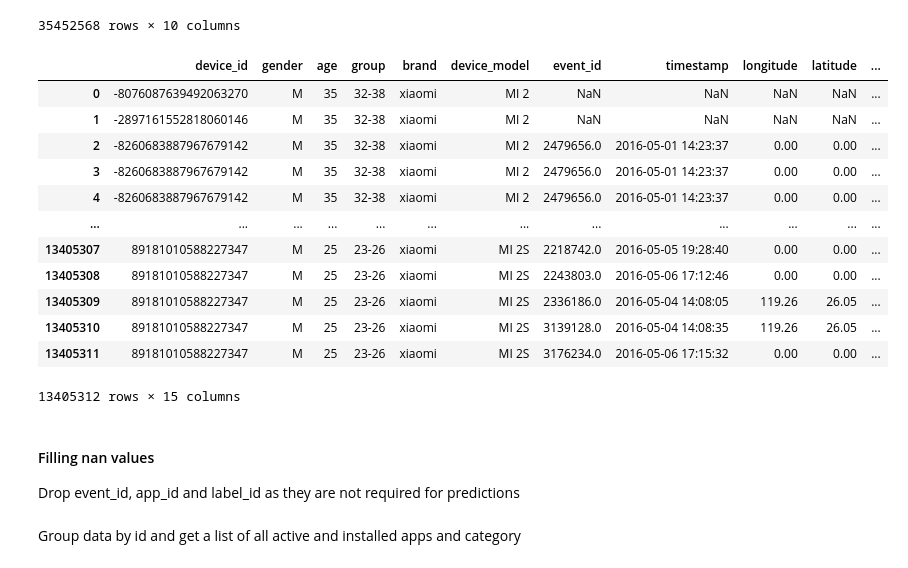
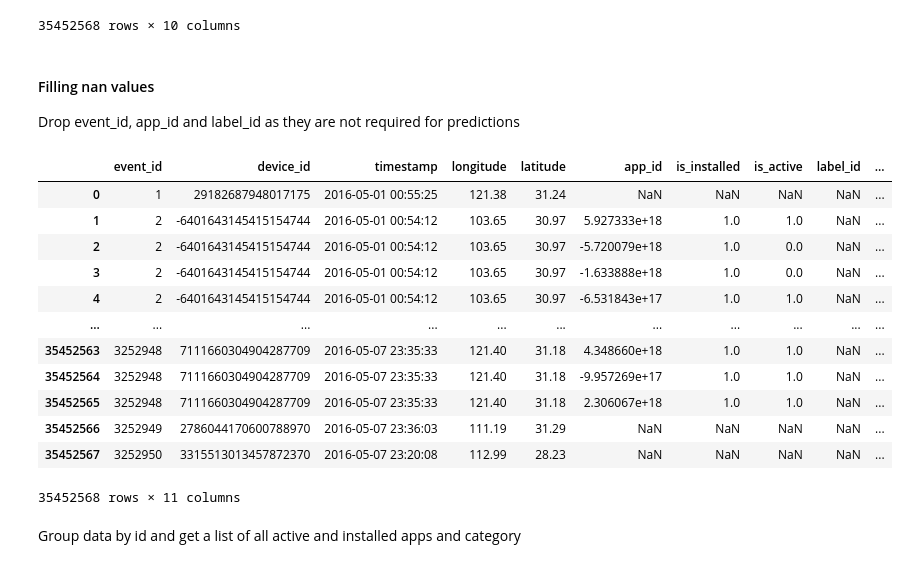
Before and after one commit to alexandrosanat/talking-data-user-demographics, a Jupyter notebook: talking_data_user_demographics.ipynb, the cells around one changed output. Saved outputs shown, nothing was run; the diff lists cells and outputs as text; code cells hidden in the pictures.

```diff
--- a/talking_data_user_demographics.ipynb
+++ b/talking_data_user_demographics.ipynb
@@ -185,20 +185,3 @@ events.sort_values(by="category")
 | 35452566 | 3252949 | 2786044170600788970 | 2016-05-07 23:36:03 | 111.19 | 31.29 | NaN | NaN | NaN | NaN | ... |
 | 35452567 | 3252950 | 3315513013457872370 | 2016-05-07 23:20:08 | 112.99 | 28.23 | NaN | NaN | NaN | NaN | ... |
 35452568 rows × 10 columns
-# %%
-combined_data = pd.merge(combined_data, events, on="device_id", how="left")
-combined_data
-# %% [output]
-|  | device_id | gender | age | group | brand | device_model | event_id | timestamp | longitude | latitude | ... |
-| 0 | -8076087639492063270 | M | 35 | 32-38 | xiaomi | MI 2 | NaN | NaN | NaN | NaN | ... |
-| 1 | -2897161552818060146 | M | 35 | 32-38 | xiaomi | MI 2 | NaN | NaN | NaN | NaN | ... |
-| 2 | -8260683887967679142 | M | 35 | 32-38 | xiaomi | MI 2 | 2479656.0 | 2016-05-01 14:23:37 | 0.00 | 0.00 | ... |
-| 3 | -8260683887967679142 | M | 35 | 32-38 | xiaomi | MI 2 | 2479656.0 | 2016-05-01 14:23:37 | 0.00 | 0.00 | ... |
-| 4 | -8260683887967679142 | M | 35 | 32-38 | xiaomi | MI 2 | 2479656.0 | 2016-05-01 14:23:37 | 0.00 | 0.00 | ... |
-| ... | ... | ... | ... | ... | ... | ... | ... | ... | ... | ... | ... |
-| 13405307 | 89181010588227347 | M | 25 | 23-26 | xiaomi | MI 2S | 2218742.0 | 2016-05-05 19:28:40 | 0.00 | 0.00 | ... |
-| 13405308 | 89181010588227347 | M | 25 | 23-26 | xiaomi | MI 2S | 2243803.0 | 2016-05-06 17:12:46 | 0.00 | 0.00 | ... |
-| 13405309 | 89181010588227347 | M | 25 | 23-26 | xiaomi | MI 2S | 2336186.0 | 2016-05-04 14:08:05 | 119.26 | 26.05 | ... |
-| 13405310 | 89181010588227347 | M | 25 | 23-26 | xiaomi | MI 2S | 3139128.0 | 2016-05-04 14:08:35 | 119.26 | 26.05 | ... |
-| 13405311 | 89181010588227347 | M | 25 | 23-26 | xiaomi | MI 2S | 3176234.0 | 2016-05-06 17:15:32 | 0.00 | 0.00 | ... |
-13405312 rows × 15 columns
@@ -225,2 +199,18 @@ combined_data["time"] = combined_data['timestamp'].dt.time
+# %%
+events
+# %% [output]
+|  | event_id | device_id | timestamp | longitude | latitude | app_id | is_installed | is_active | label_id | ... |
+| 0 | 1 | 29182687948017175 | 2016-05-01 00:55:25 | 121.38 | 31.24 | NaN | NaN | NaN | NaN | ... |
+| 1 | 2 | -6401643145415154744 | 2016-05-01 00:54:12 | 103.65 | 30.97 | 5.927333e+18 | 1.0 | 1.0 | NaN | ... |
+| 2 | 2 | -6401643145415154744 | 2016-05-01 00:54:12 | 103.65 | 30.97 | -5.720079e+18 | 1.0 | 0.0 | NaN | ... |
+| 3 | 2 | -6401643145415154744 | 2016-05-01 00:54:12 | 103.65 | 30.97 | -1.633888e+18 | 1.0 | 0.0 | NaN | ... |
+| 4 | 2 | -6401643145415154744 | 2016-05-01 00:54:12 | 103.65 | 30.97 | -6.531843e+17 | 1.0 | 1.0 | NaN | ... |
+| ... | ... | ... | ... | ... | ... | ... | ... | ... | ... | ... |
+| 35452563 | 3252948 | 7111660304904287709 | 2016-05-07 23:35:33 | 121.40 | 31.18 | 4.348660e+18 | 1.0 | 1.0 | NaN | ... |
+| 35452564 | 3252948 | 7111660304904287709 | 2016-05-07 23:35:33 | 121.40 | 31.18 | -9.957269e+17 | 1.0 | 1.0 | NaN | ... |
+| 35452565 | 3252948 | 7111660304904287709 | 2016-05-07 23:35:33 | 121.40 | 31.18 | 2.306067e+18 | 1.0 | 1.0 | NaN | ... |
+| 35452566 | 3252949 | 2786044170600788970 | 2016-05-07 23:36:03 | 111.19 | 31.29 | NaN | NaN | NaN | NaN | ... |
+| 35452567 | 3252950 | 3315513013457872370 | 2016-05-07 23:20:08 | 112.99 | 28.23 | NaN | NaN | NaN | NaN | ... |
+35452568 rows × 11 columns
 # %% [markdown]
 Group data by id and get a list of all active and installed apps and category
```
Also changed, not shown: parts of 13 cells of this notebook.
